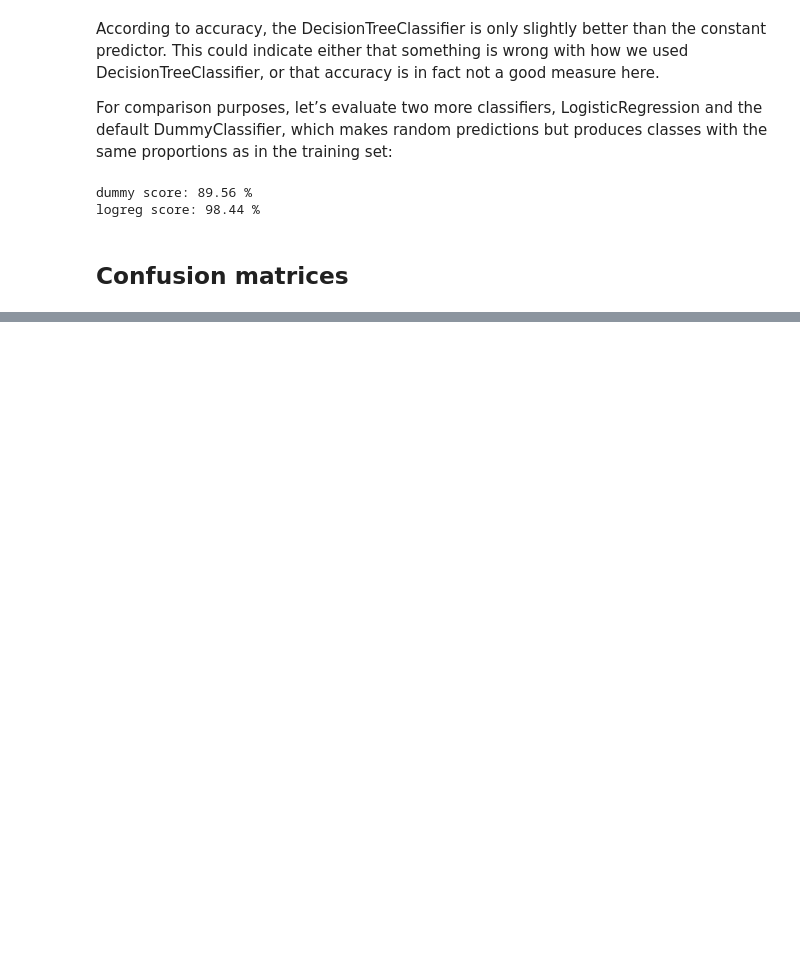
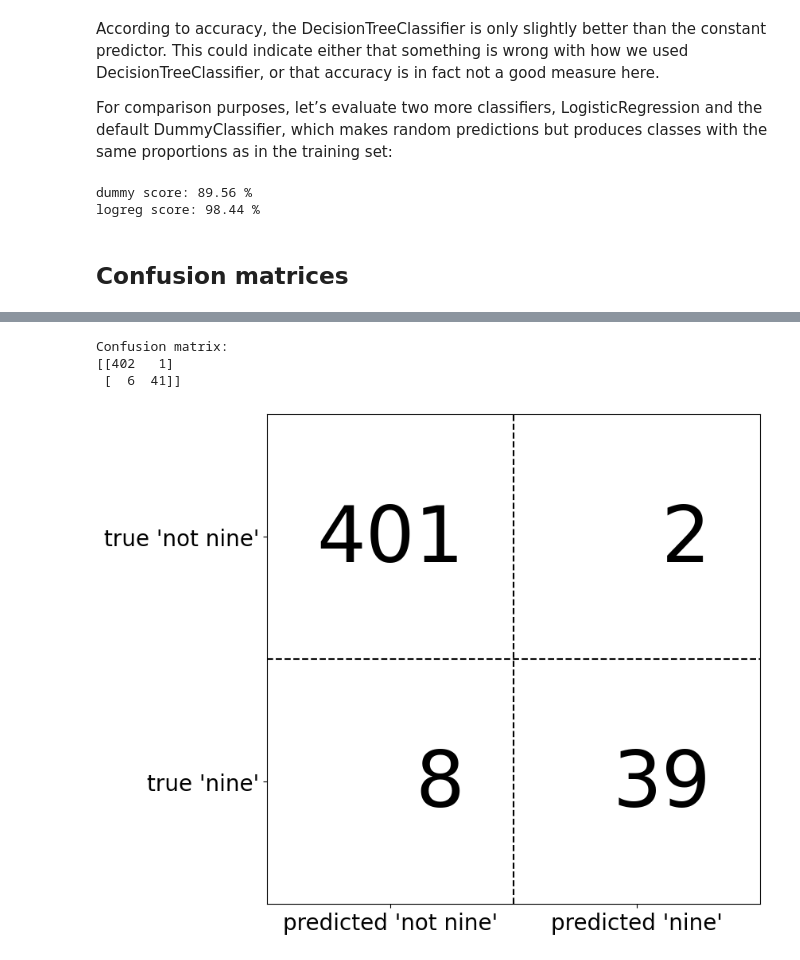
Before and after one commit to WilcoJohn/Progress-ML, a Jupyter notebook: CHP5-ModelEvaluation&Improvement/5.3EvaluationMetrics&Scoring.ipynb, the cells around one changed output, grey strips where cells are left out. Saved outputs shown, nothing was run; the diff lists cells and outputs as text; code cells hidden in the pictures; blank space fills up the shorter version.

```diff
--- a/CHP5-ModelEvaluation&Improvement/5.3EvaluationMetrics&Scoring.ipynb
+++ b/CHP5-ModelEvaluation&Improvement/5.3EvaluationMetrics&Scoring.ipynb
@@ -77,0 +84,9 @@ logreg score: 98.44 %
+# %%
+confusion = sklearn.metrics.confusion_matrix(y_test, pred_logreg);
+print("Confusion matrix:\n{}".format(confusion));
+mglearn.plots.plot_confusion_matrix_illustration()
+# %% [output]
+Confusion matrix:
+[[402   1]
+ [  6  41]]
+[figure, added]
```
Also changed, not shown: parts of 3 cells of this notebook.
